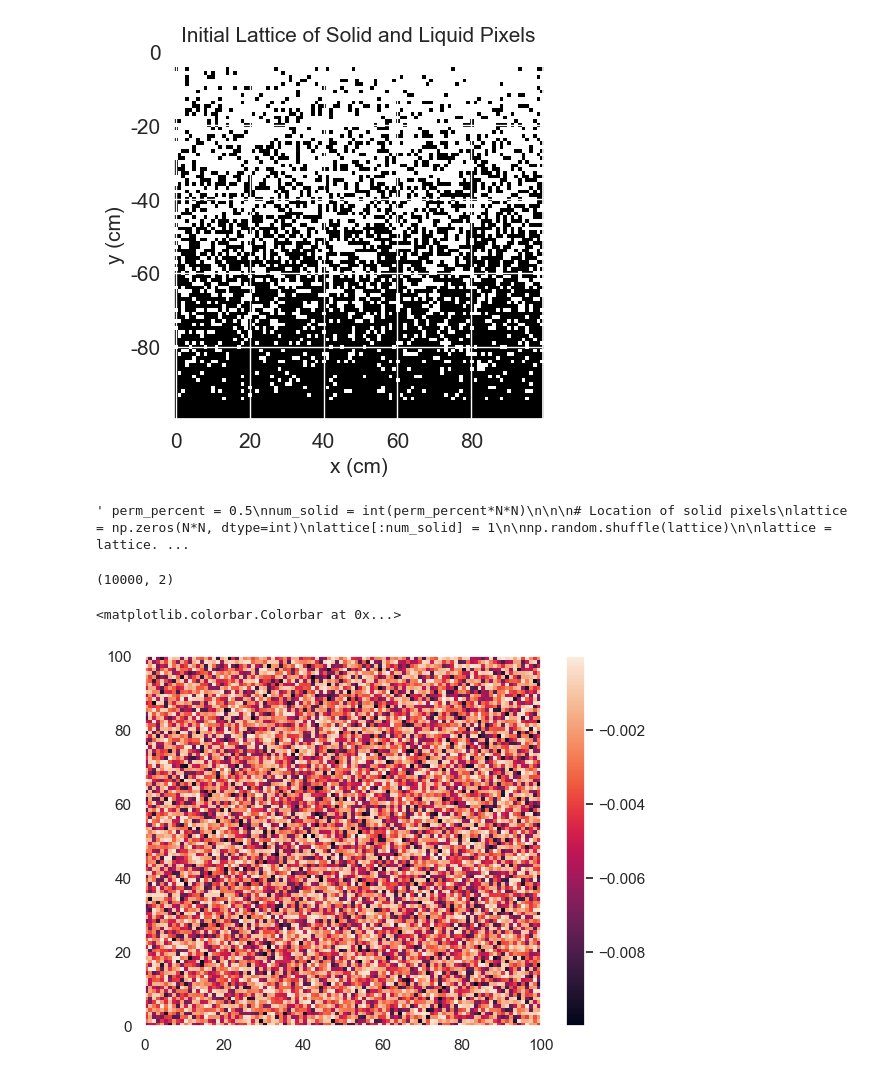
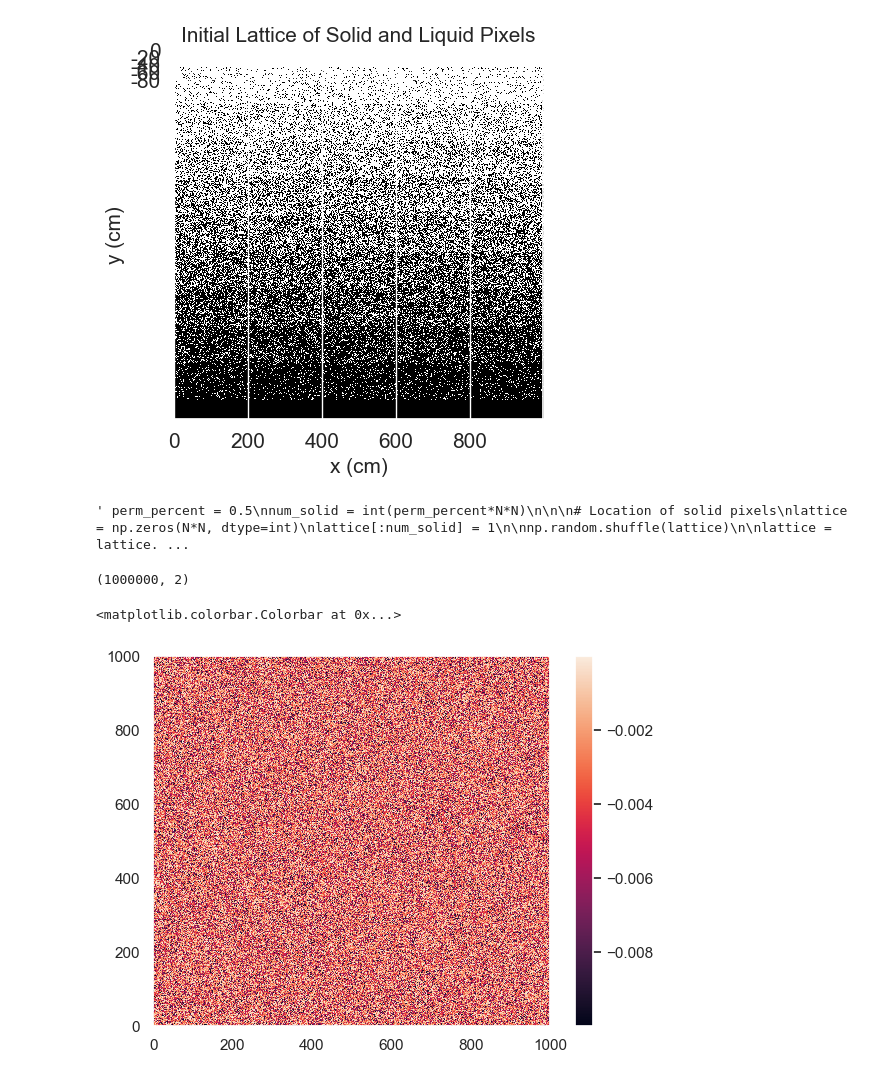
Before and after one commit to amitaanand9/glacier-percolation, a Jupyter notebook: test.ipynb, the cells around one changed output. Cells and saved outputs as stored; diff of their text form; code cells hidden in the pictures.

```diff
--- a/test.ipynb
+++ b/test.ipynb
@@ -9,7 +9,7 @@ sns.set()
 # %%
 # Initialize Lattice
 L = 1
-dx = 0.01 #mm resolution
+dx = 0.001 #mm resolution
 x = np.arange(0, L, dx) # range [0, 1]
 y = -x # range [1, 0] (depth)
 N = len(x)
@@ -59,34 +59,34 @@ lattice = np.transpose(lattice)
 plt.imshow(lattice, cmap="Greys", interpolation='none')
 plt.title("Initial Lattice of Solid and Liquid Pixels", fontsize=15)
 plt.xlabel("x (cm)", fontsize=15)
 plt.ylabel("y (cm)", fontsize=15)
 plt.yticks([0,  20, 40, 60, 80], [0, -20, -40, -60, -80], fontsize=15)
 plt.xticks(fontsize=15)
 
 plt.savefig('lattice.png')
 plt.show()
 
 
 
 
 
 
 # Assign Solid Pixels Randomly represented by a 1 in matrix
 
 # Number of solid pixels
 """ perm_percent = 0.5
 num_solid = int(perm_percent*N*N)
 
 
 # Location of solid pixels
 lattice = np.zeros(N*N, dtype=int)
 lattice[:num_solid] = 1
 
 np.random.shuffle(lattice)
 
 lattice = lattice.reshape((len(x), len(x))) """
 # %% [output]
-[figure, old version]
+[figure, new version]
 ' perm_percent = 0.5\nnum_solid = int(perm_percent*N*N)\n\n\n# Location of solid pixels\nlattice = np.zeros(N*N, dtype=int)\nlattice[:num_solid] = 1\n\nnp.random.shuffle(lattice)\n\nlattice = lattice. ...
 # %%
 # Assign velocity vectors at each pixel
@@ -111,9 +111,9 @@ plt.figure()
 plt.pcolor(y_comp)
 plt.colorbar()
 # %% [output]
-(10000, 2)
+(1000000, 2)
 <matplotlib.colorbar.Colorbar at 0x...>
-[figure, old version]
+[figure, new version]
 # %%
 
 # Constants
```
Also changed, not shown: parts of 4 cells of this notebook, 4 other files.
